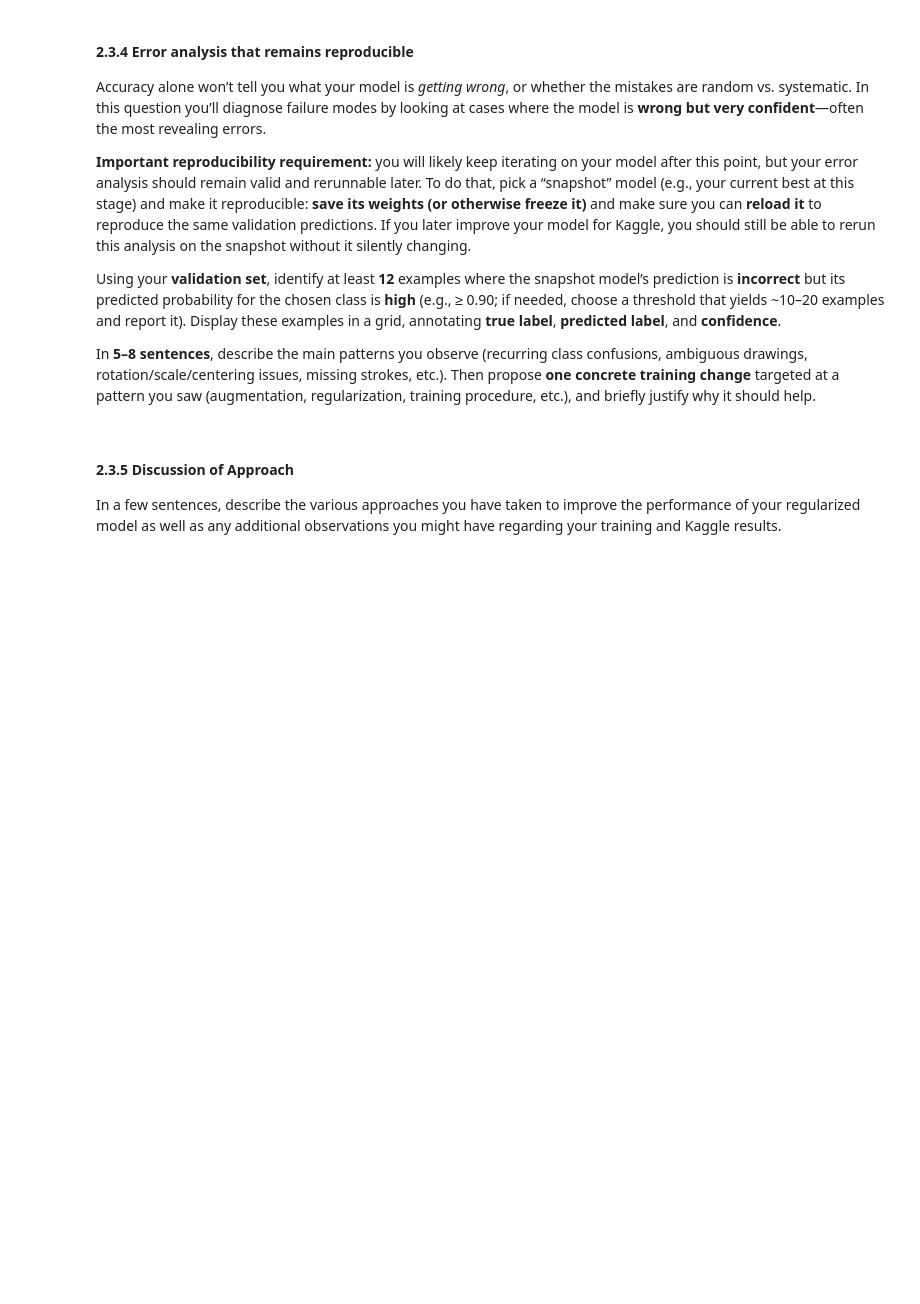
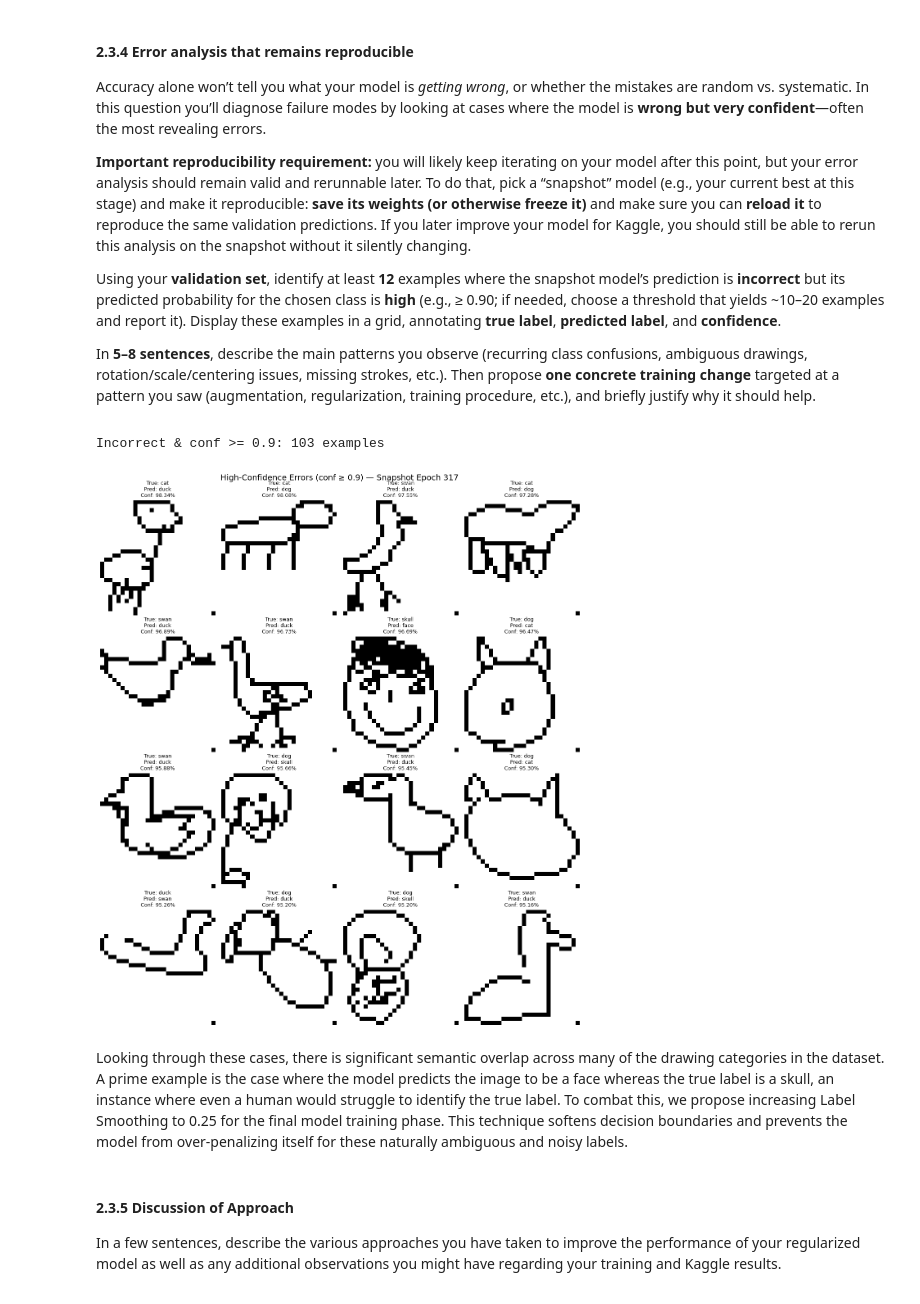
Before and after one commit to Andrew-S-Jing/cs1090b, a Jupyter notebook: hw/hw1/cs1090b_hw1.ipynb, the cells around one changed output. Saved outputs shown, nothing was run; the diff lists cells and outputs as text; code cells hidden in the pictures; blank space fills up the shorter version.

```diff
--- a/hw/hw1/cs1090b_hw1.ipynb
+++ b/hw/hw1/cs1090b_hw1.ipynb
@@ -1775,6 +1841,77 @@ Using your **validation set**, identify at least **12** examples where the snaps
 In **5–8 sentences**, describe the main patterns you observe (recurring class confusions, ambiguous drawings, rotation/scale/centering issues, missing strokes, etc.). Then propose **one concrete training change** targeted at a pattern you saw (augmentation, regularization, training procedure, etc.), and briefly justify why it should help.
 
 </div>
+# %%
+SNAPSHOT_PATH = QD_CHECKPOINT_DIR / 'epoch_317.pt' # our best model
+
+gc.collect()
+torch.cuda.empty_cache()
+
+checkpoint = torch.load(SNAPSHOT_PATH, weights_only=False, map_location='cpu')
+model = QDNN_Factory.build().to(device)
+state_dict = {
+    k.removeprefix("_orig_mod."): v for k, v in checkpoint["model_state_dict"].items()
+}
+model.load_state_dict(state_dict)
+model.eval()
+
+X_val_t = torch.tensor(qd_X_val, dtype=torch.float32).to(device)
+val_logits = []
+batch_size = 1024
+with torch.no_grad():
+    for i in range(0, len(X_val_t), batch_size):
+        batch = X_val_t[i : i + batch_size]
+        val_logits.append(model(batch).cpu())
+        del batch
+val_logits = torch.cat(val_logits)
+
+X_val_t = torch.tensor(qd_X_val, dtype=torch.float32).to(device)
+val_logits = []
+batch_size = 1024
+with torch.no_grad():
+    for i in range(0, len(X_val_t), batch_size):
+        batch = X_val_t[i : i + batch_size]
+        val_logits.append(model(batch).cpu())
+        del batch
+val_logits = torch.cat(val_logits)
+
+val_probs = F.softmax(val_logits, dim=1).numpy()
+val_preds = np.argmax(val_probs, axis=1)
+val_confs = np.max(val_probs, axis=1)
+
+CONF_THRESHOLD = 0.90
+incorrect = val_preds != qd_y_val
+high_conf_wrong = incorrect & (val_confs >= CONF_THRESHOLD)
+error_indices = np.where(high_conf_wrong)[0]
+print(f"Incorrect & conf >= {CONF_THRESHOLD}: {len(error_indices)} examples")
+
+error_indices = error_indices[np.argsort(-val_confs[error_indices])][:16]
+
+ncols = 4
+nrows = (len(error_indices) + ncols - 1) // ncols
+fig, axes = plt.subplots(nrows, ncols, figsize=(3 * ncols, 3.5 * nrows))
+for i, ax in enumerate(axes.flatten()):
+    if i >= len(error_indices):
+        ax.axis("off")
+        continue
+    idx = error_indices[i]
+    ax.imshow(qd_X_val[idx].reshape(28, 28), cmap="gray")
+    true_lbl = qd_label_encoder.inverse_transform([qd_y_val[idx]])[0]
+    pred_lbl = qd_label_encoder.inverse_transform([val_preds[idx]])[0]
+    ax.set_title(f"True: {true_lbl}\nPred: {pred_lbl}\nConf: {val_confs[idx]:.2%}", fontsize=9)
+    ax.axis("off")
+plt.suptitle(f"High-Confidence Errors (conf ≥ {CONF_THRESHOLD}) — Snapshot Epoch 317", fontsize=14)
+plt.tight_layout()
+plt.show()
+
+del model, X_val_t, val_logits
+gc.collect()
+torch.cuda.empty_cache()
+# %% [output]
+Incorrect & conf >= 0.9: 103 examples
+[figure, added]
+# %% [markdown]
+Looking through these cases, there is significant semantic overlap across many of the drawing categories in the dataset. A prime example is the case where the model predicts the image to be a face whereas the true label is a skull, an instance where even a human would struggle to identify the true label. To combat this, we propose increasing Label Smoothing to 0.25 for the final model training phase. This technique softens decision boundaries and prevents the model from over-penalizing itself for these naturally ambiguous and noisy labels.
 # %% [markdown]
 <div class='exercise-r'>
 
```
Also changed, not shown: parts of 22 cells of this notebook.
